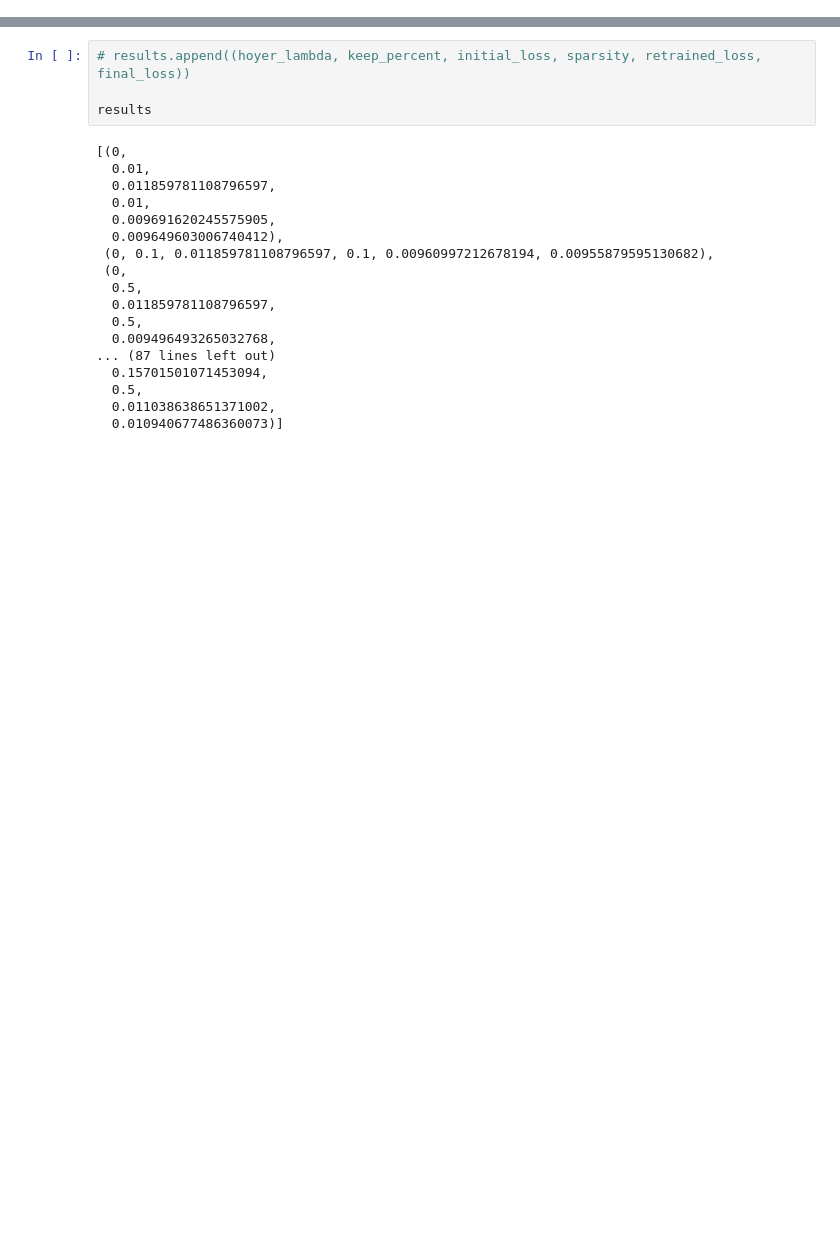
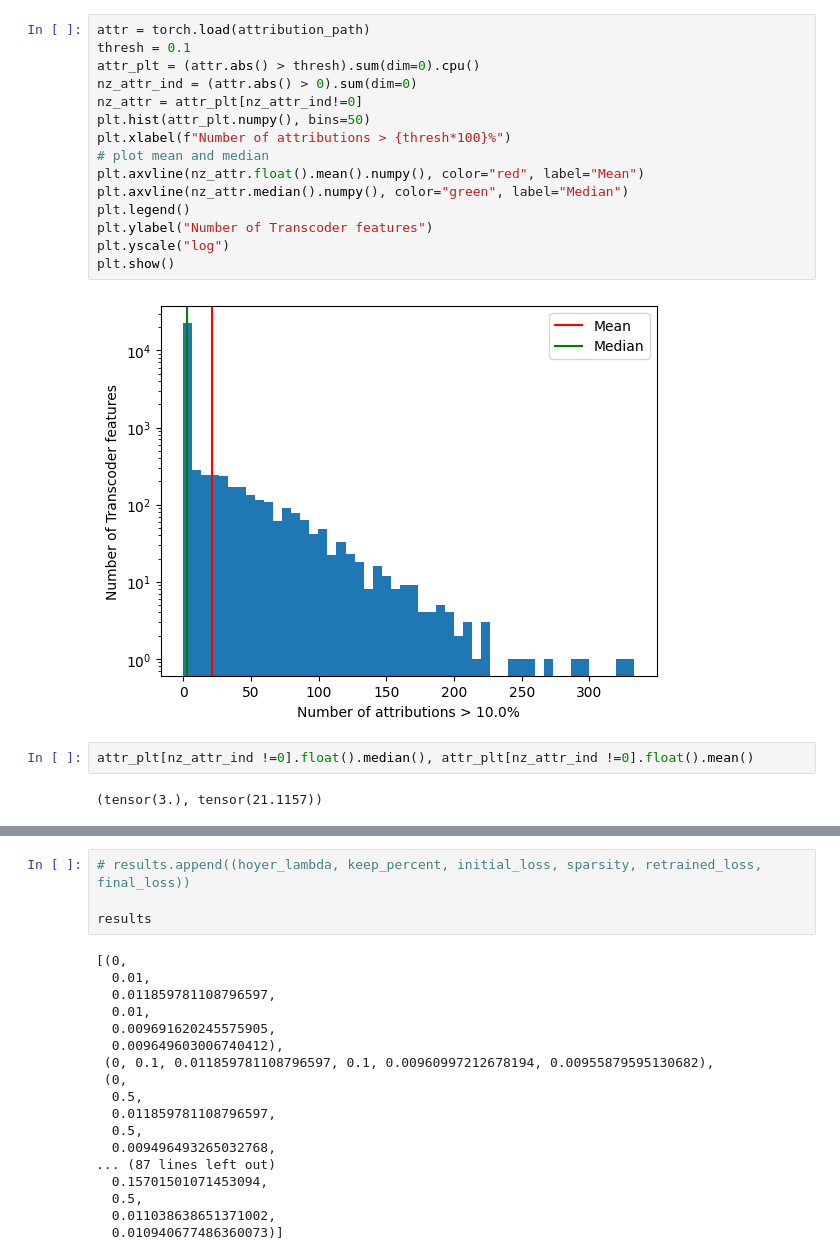
Before and after one commit to loganriggs/sae-circuits, a Jupyter notebook: notebooks/train_tiny_circuits.ipynb, the cells around one changed output, grey strips where cells are left out. Drawn from its saved outputs; the diff is of its cells as text; blank space fills up the shorter version.

```diff
--- a/notebooks/train_tiny_circuits.ipynb
+++ b/notebooks/train_tiny_circuits.ipynb
@@ -114,0 +540,21 @@ class MLP(nn.Module):
+# %%
+attr = torch.load(attribution_path)
+thresh = 0.1
+attr_plt = (attr.abs() > thresh).sum(dim=0).cpu()
+nz_attr_ind = (attr.abs() > 0).sum(dim=0)
+nz_attr = attr_plt[nz_attr_ind!=0]
+plt.hist(attr_plt.numpy(), bins=50)
+plt.xlabel(f"Number of attributions > {thresh*100}%")
+# plot mean and median
+plt.axvline(nz_attr.float().mean().numpy(), color="red", label="Mean")
+plt.axvline(nz_attr.median().numpy(), color="green", label="Median")
+plt.legend()
+plt.ylabel("Number of Transcoder features")
+plt.yscale("log")
+plt.show()
+# %% [output]
+[figure, added]
+# %%
+attr_plt[nz_attr_ind !=0].float().median(), attr_plt[nz_attr_ind !=0].float().mean()
+# %% [output]
+(tensor(3.), tensor(21.1157))
```
Also changed, not shown: parts of 39 cells of this notebook.
